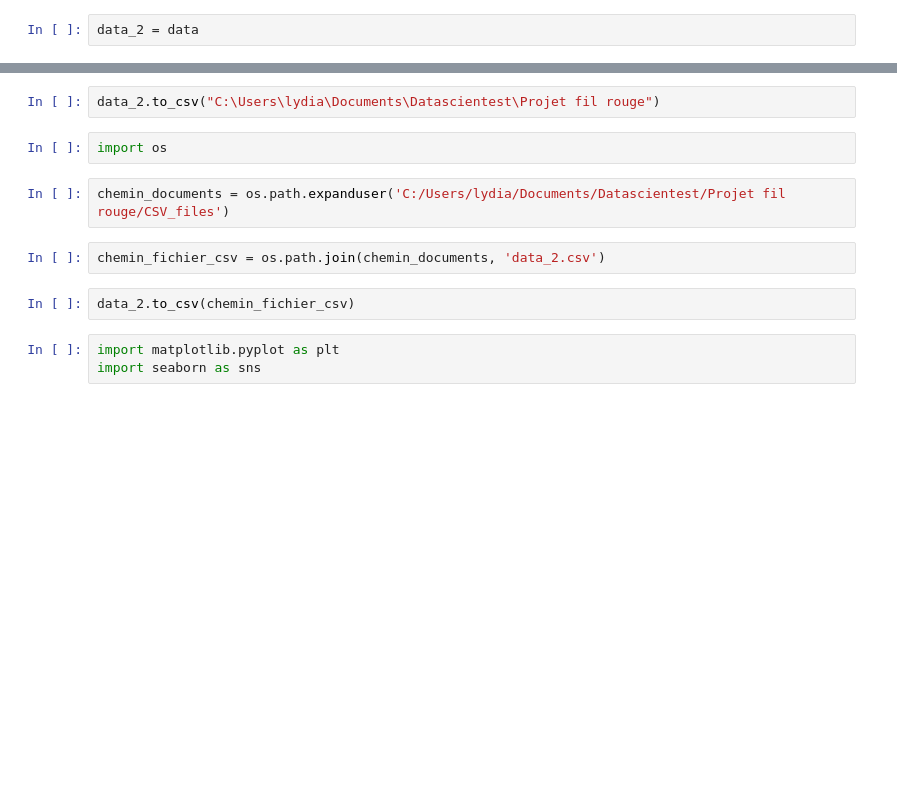
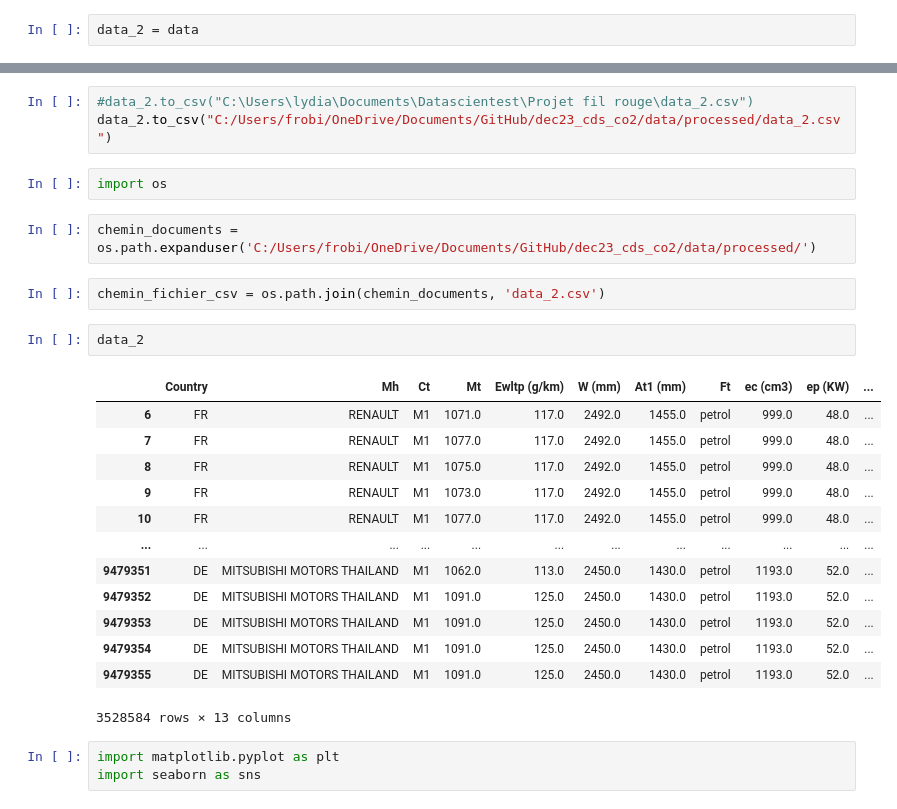
Before and after one commit to Lydia-AL/Projet_fil-rouge, a Jupyter notebook: notebooks/1.0-lydia-preprocessing.ipynb, the cells around one changed output, grey strips where cells are left out. Saved outputs shown, nothing was run; the diff lists cells and outputs as text; blank space fills up the shorter version.

```diff
--- a/notebooks/1.0-lydia-preprocessing.ipynb
+++ b/notebooks/1.0-lydia-preprocessing.ipynb
@@ -384,13 +381,28 @@ data_2.shape
 # %%
-data_2.to_csv("C:\Users\lydia\Documents\Datascientest\Projet fil rouge")
+#data_2.to_csv("C:\Users\lydia\Documents\Datascientest\Projet fil rouge\data_2.csv")
+data_2.to_csv("C:/Users/frobi/OneDrive/Documents/GitHub/dec23_cds_co2/data/processed/data_2.csv")
 # %%
 import os
 # %%
-chemin_documents = os.path.expanduser('C:/Users/lydia/Documents/Datascientest/Projet fil rouge/CSV_files')
+chemin_documents = os.path.expanduser('C:/Users/frobi/OneDrive/Documents/GitHub/dec23_cds_co2/data/processed/')
 # %%
 chemin_fichier_csv = os.path.join(chemin_documents, 'data_2.csv')
 # %%
-data_2.to_csv(chemin_fichier_csv)
+data_2
+# %% [output]
+|  | Country | Mh | Ct | Mt | Ewltp (g/km) | W (mm) | At1 (mm) | Ft | ec (cm3) | ep (KW) | ... |
+| 6 | FR | RENAULT | M1 | 1071.0 | 117.0 | 2492.0 | 1455.0 | petrol | 999.0 | 48.0 | ... |
+| 7 | FR | RENAULT | M1 | 1077.0 | 117.0 | 2492.0 | 1455.0 | petrol | 999.0 | 48.0 | ... |
+| 8 | FR | RENAULT | M1 | 1075.0 | 117.0 | 2492.0 | 1455.0 | petrol | 999.0 | 48.0 | ... |
+| 9 | FR | RENAULT | M1 | 1073.0 | 117.0 | 2492.0 | 1455.0 | petrol | 999.0 | 48.0 | ... |
+| 10 | FR | RENAULT | M1 | 1077.0 | 117.0 | 2492.0 | 1455.0 | petrol | 999.0 | 48.0 | ... |
+| ... | ... | ... | ... | ... | ... | ... | ... | ... | ... | ... | ... |
+| 9479351 | DE | MITSUBISHI MOTORS THAILAND | M1 | 1062.0 | 113.0 | 2450.0 | 1430.0 | petrol | 1193.0 | 52.0 | ... |
+| 9479352 | DE | MITSUBISHI MOTORS THAILAND | M1 | 1091.0 | 125.0 | 2450.0 | 1430.0 | petrol | 1193.0 | 52.0 | ... |
+| 9479353 | DE | MITSUBISHI MOTORS THAILAND | M1 | 1091.0 | 125.0 | 2450.0 | 1430.0 | petrol | 1193.0 | 52.0 | ... |
+| 9479354 | DE | MITSUBISHI MOTORS THAILAND | M1 | 1091.0 | 125.0 | 2450.0 | 1430.0 | petrol | 1193.0 | 52.0 | ... |
+| 9479355 | DE | MITSUBISHI MOTORS THAILAND | M1 | 1091.0 | 125.0 | 2450.0 | 1430.0 | petrol | 1193.0 | 52.0 | ... |
+3528584 rows × 13 columns
 # %%
 import matplotlib.pyplot as plt
 import seaborn as sns
```
Also changed, not shown: parts of 24 cells of this notebook, 19 other files.
